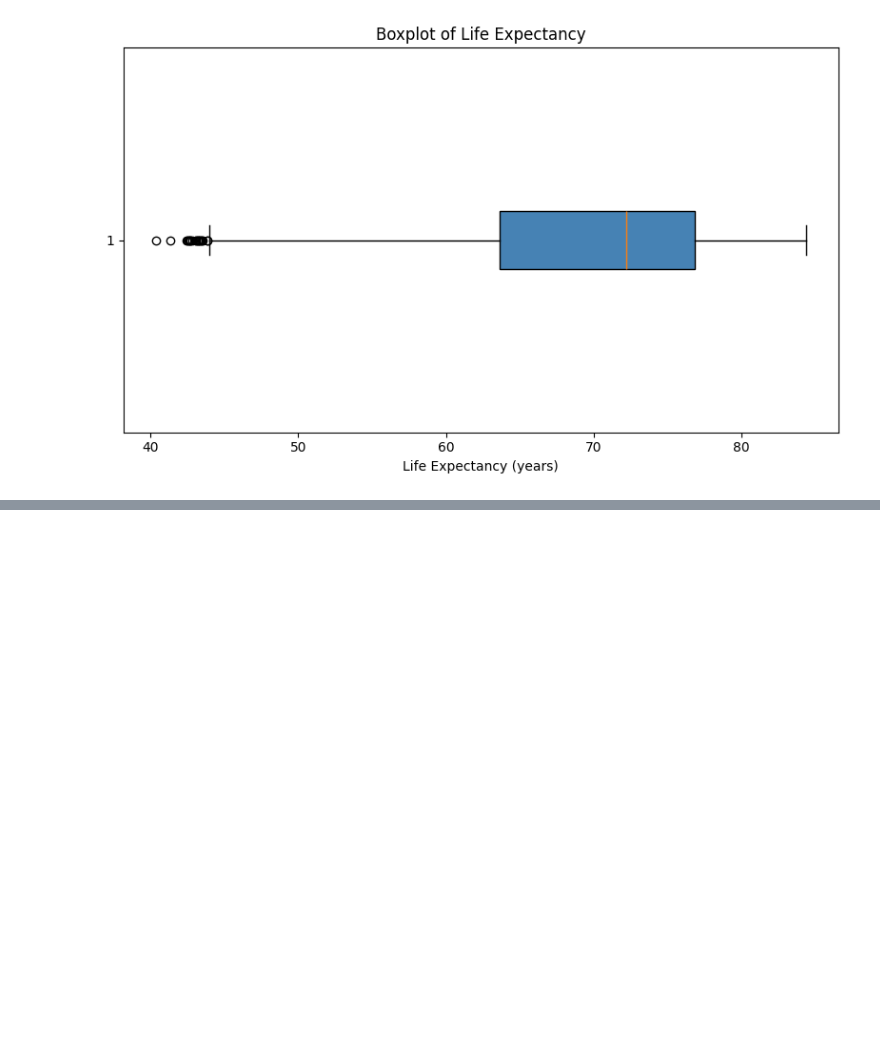
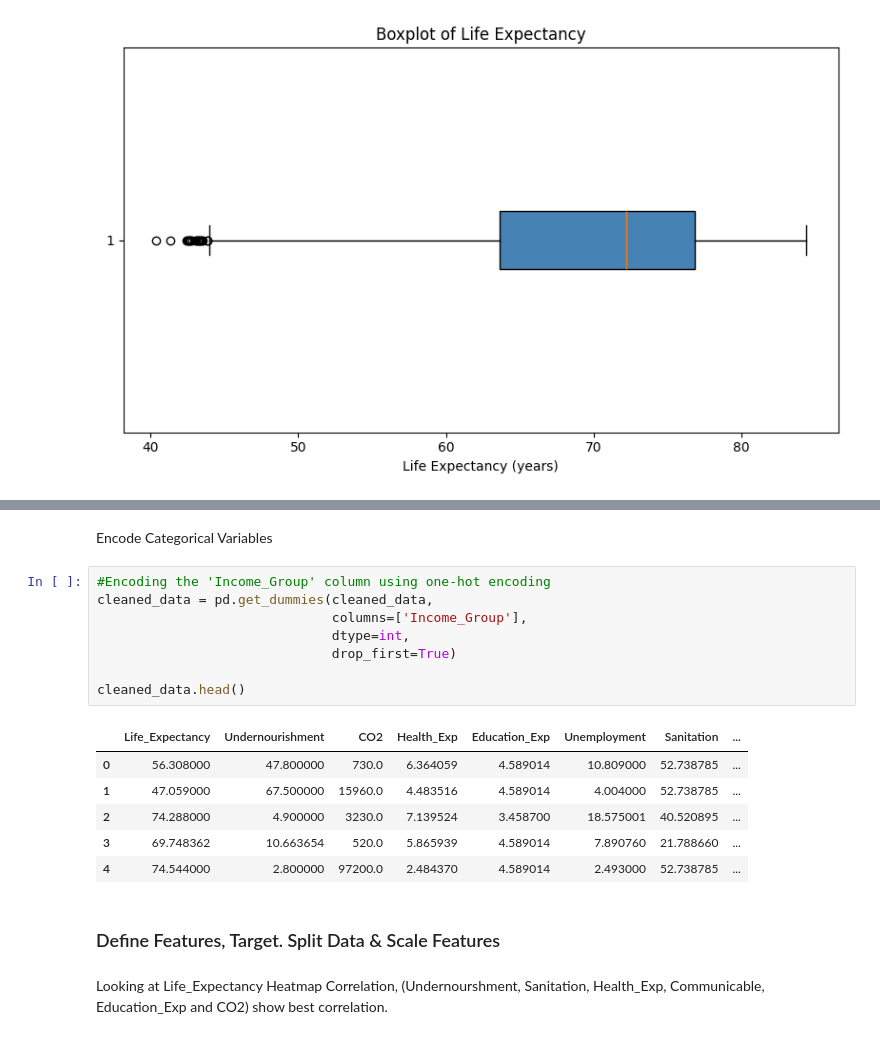
Before and after one commit to ai-ngabo/linear_regression_model, a Jupyter notebook: summative/linear_regression/multivariate.ipynb, the cells around one changed output, grey strips where cells are left out. Saved outputs shown, nothing was run; the diff lists cells and outputs as text; blank space fills up the shorter version.

```diff
--- a/summative/linear_regression/multivariate.ipynb
+++ b/summative/linear_regression/multivariate.ipynb
@@ -196,3 +215,24 @@ plt.show()
+# %% [markdown]
+Encode Categorical Variables
+# %%
+#Encoding the 'Income_Group' column using one-hot encoding
+cleaned_data = pd.get_dummies(cleaned_data,
+                              columns=['Income_Group'],
+                              dtype=int,
+                              drop_first=True)
+
+cleaned_data.head()
+# %% [output]
+|  | Life_Expectancy | Undernourishment | CO2 | Health_Exp | Education_Exp | Unemployment | Sanitation | ... |
+| 0 | 56.308000 | 47.800000 | 730.0 | 6.364059 | 4.589014 | 10.809000 | 52.738785 | ... |
+| 1 | 47.059000 | 67.500000 | 15960.0 | 4.483516 | 4.589014 | 4.004000 | 52.738785 | ... |
+| 2 | 74.288000 | 4.900000 | 3230.0 | 7.139524 | 3.458700 | 18.575001 | 40.520895 | ... |
+| 3 | 69.748362 | 10.663654 | 520.0 | 5.865939 | 4.589014 | 7.890760 | 21.788660 | ... |
+| 4 | 74.544000 | 2.800000 | 97200.0 | 2.484370 | 4.589014 | 2.493000 | 52.738785 | ... |
+# %% [markdown]
+### Define Features, Target. Split Data & Scale Features
+# %% [markdown]
+Looking at Life_Expectancy Heatmap Correlation, (Undernourshment, Sanitation, Health_Exp, Communicable, Education_Exp and CO2) show best correlation.
 # %%
 # Identifying the features and target variable
 
```
Also changed, not shown: parts of 23 cells of this notebook.
